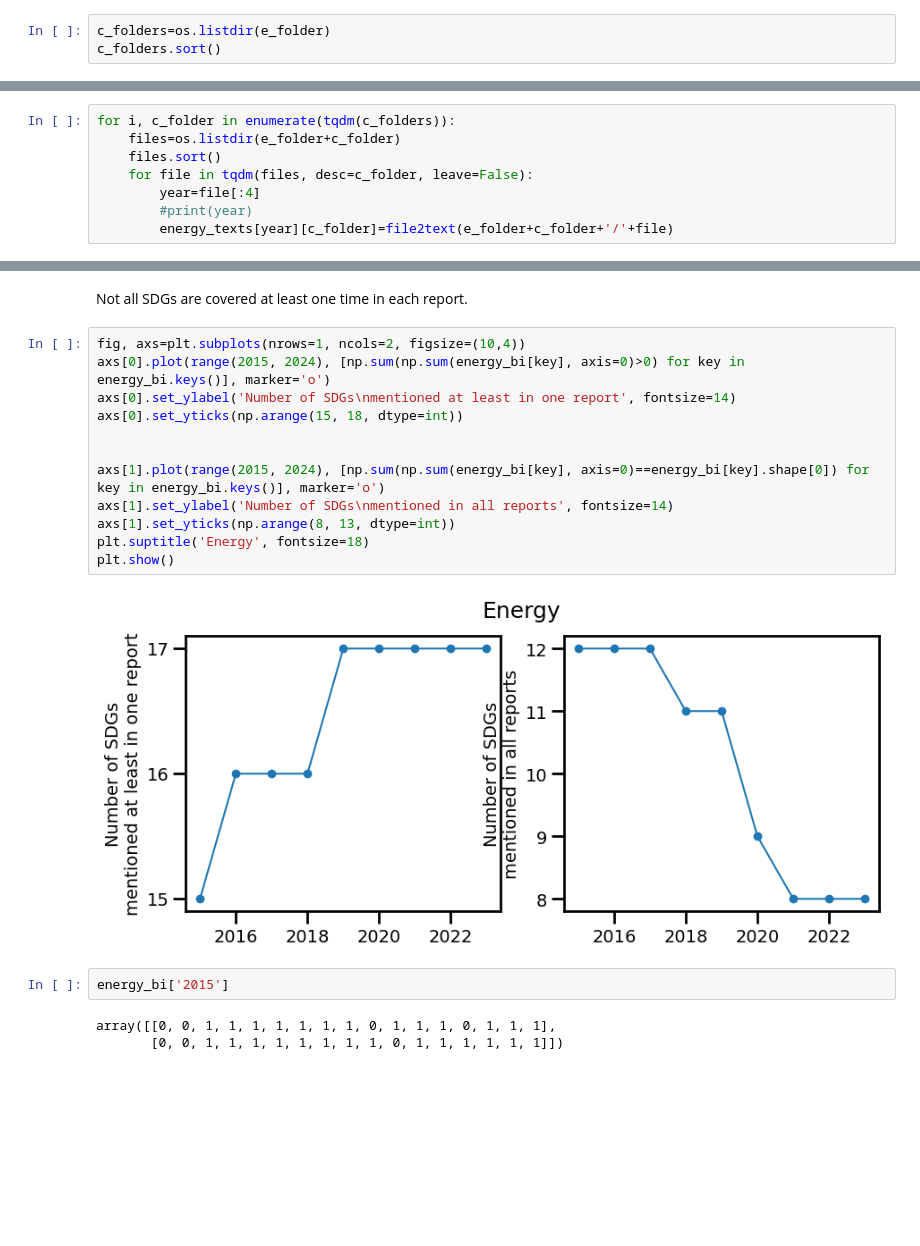
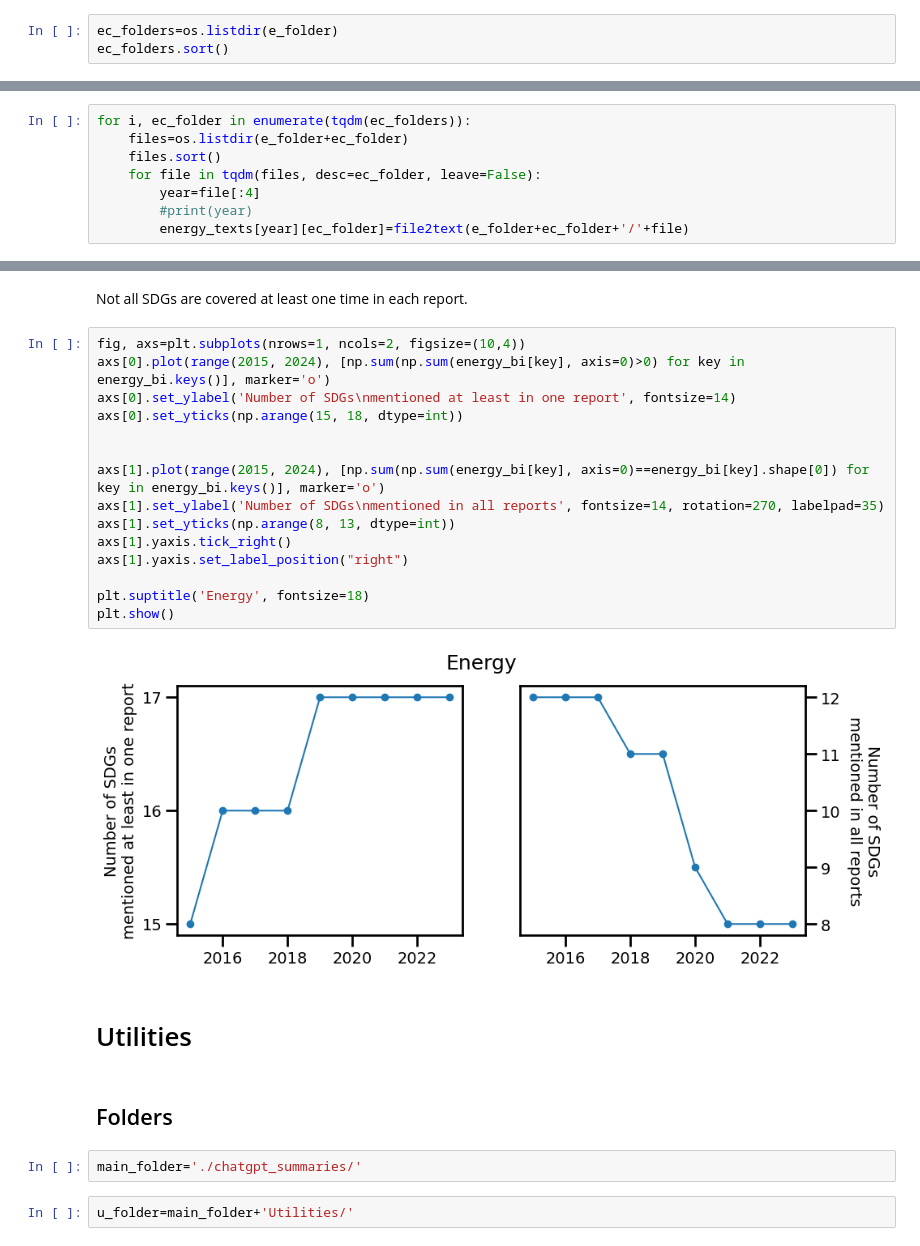
Before and after one commit to fabiosaracco/sdg_repos, a Jupyter notebook: 3_0_sdg2vec.ipynb, the cells around one changed output, grey strips where cells are left out. Saved outputs shown, nothing was run; the diff lists cells and outputs as text; blank space fills up the shorter version.

```diff
--- a/3_0_sdg2vec.ipynb
+++ b/3_0_sdg2vec.ipynb
@@ -43,5 +43,5 @@ main_folder='./chatgpt_summaries/'
 # %%
 e_folder=main_folder+'Energy/'
 # %%
-c_folders=os.listdir(e_folder)
-c_folders.sort()
+ec_folders=os.listdir(e_folder)
+ec_folders.sort()
@@ -64,13 +64,13 @@ energy_texts={}
 for y in range(2015, 2024):
     energy_texts[str(y)]={}
 # %%
-for i, c_folder in enumerate(tqdm(c_folders)):
-    files=os.listdir(e_folder+c_folder)
+for i, ec_folder in enumerate(tqdm(ec_folders)):
+    files=os.listdir(e_folder+ec_folder)
     files.sort()
-    for file in tqdm(files, desc=c_folder, leave=False):
+    for file in tqdm(files, desc=ec_folder, leave=False):
         year=file[:4]
         #print(year)
-        energy_texts[year][c_folder]=file2text(e_folder+c_folder+'/'+file)
+        energy_texts[year][ec_folder]=file2text(e_folder+ec_folder+'/'+file)
 # %%
 plt.plot(range(2015, 2024), [len(energy_texts[year].keys()) for year in energy_texts.keys()], marker='o')
 plt.ylabel('Number of reports', fontsize=14)
@@ -98,19 +98,25 @@ Not all SDGs are covered at least one time in each report.
 # %%
 fig, axs=plt.subplots(nrows=1, ncols=2, figsize=(10,4))
 axs[0].plot(range(2015, 2024), [np.sum(np.sum(energy_bi[key], axis=0)>0) for key in energy_bi.keys()], marker='o')
 axs[0].set_ylabel('Number of SDGs\nmentioned at least in one report', fontsize=14)
 axs[0].set_yticks(np.arange(15, 18, dtype=int))
 
 
 axs[1].plot(range(2015, 2024), [np.sum(np.sum(energy_bi[key], axis=0)==energy_bi[key].shape[0]) for key in energy_bi.keys()], marker='o')
-axs[1].set_ylabel('Number of SDGs\nmentioned in all reports', fontsize=14)
+axs[1].set_ylabel('Number of SDGs\nmentioned in all reports', fontsize=14, rotation=270, labelpad=35)
 axs[1].set_yticks(np.arange(8, 13, dtype=int))
+axs[1].yaxis.tick_right()
+axs[1].yaxis.set_label_position("right")
+
 plt.suptitle('Energy', fontsize=18)
 plt.show()
 # %% [output]
-[figure, old version]
+[figure, new version]
-# %%
-energy_bi['2015']
-# %% [output]
-array([[0, 0, 1, 1, 1, 1, 1, 1, 1, 0, 1, 1, 1, 0, 1, 1, 1],
-       [0, 0, 1, 1, 1, 1, 1, 1, 1, 1, 0, 1, 1, 1, 1, 1, 1]])
+# %% [markdown]
+# Utilities
+# %% [markdown]
+## Folders
+# %%
+main_folder='./chatgpt_summaries/'
+# %%
+u_folder=main_folder+'Utilities/'
```
Also changed, not shown: parts of 18 cells of this notebook, 2 other files.
